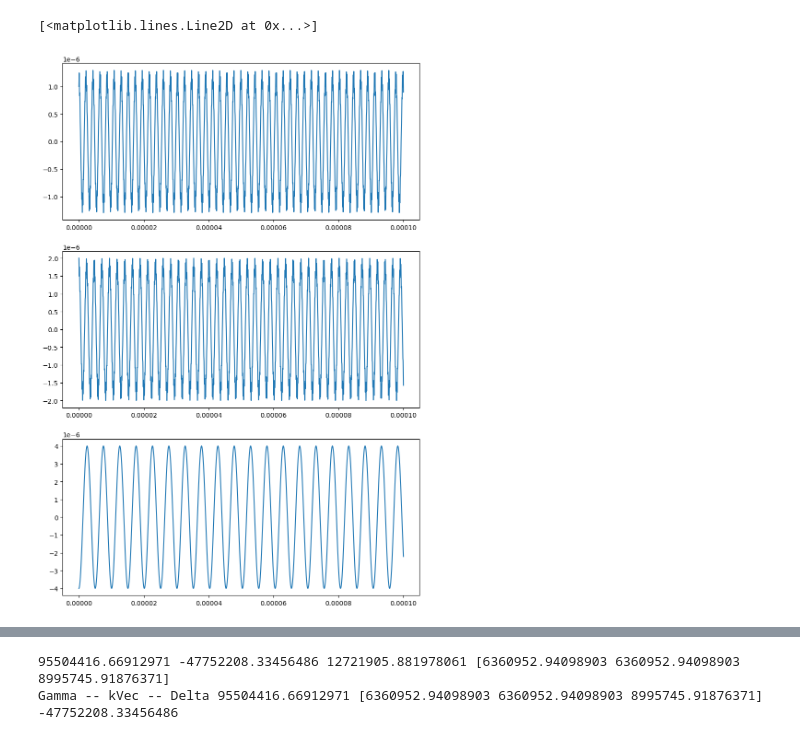
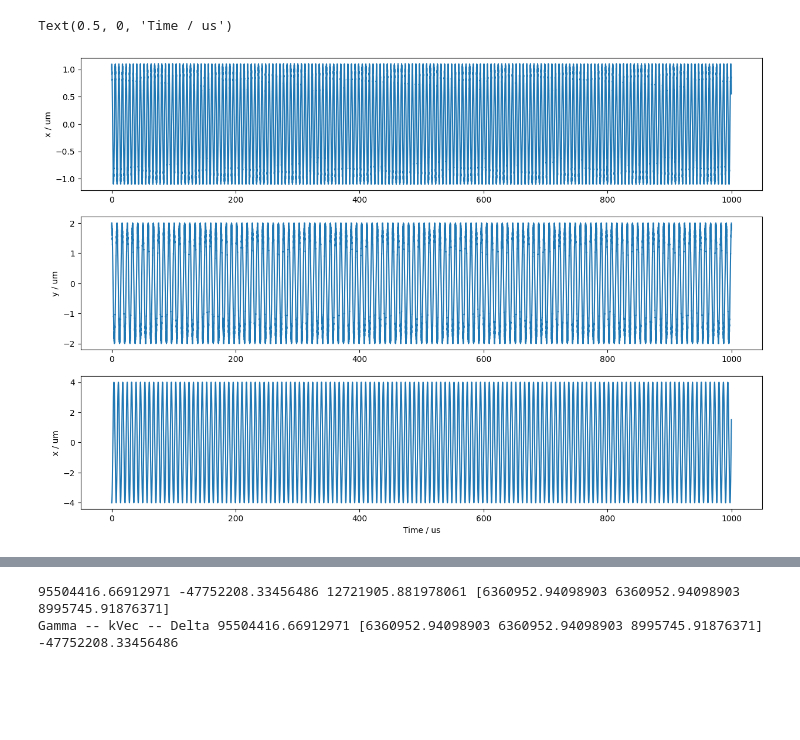
Before and after one commit to EmilLenler/PhD-Work, a Jupyter notebook: Two-Ion-Systems/Clean 2 Ion Code/2_ion_motion.ipynb, the cells around one changed output, grey strips where cells are left out. Cells and saved outputs as stored; diff of their text form; code cells hidden in the pictures; blank space fills up the shorter version.

```diff
--- a/Two-Ion-Systems/Clean 2 Ion Code/2_ion_motion.ipynb
+++ b/Two-Ion-Systems/Clean 2 Ion Code/2_ion_motion.ipynb
@@ -553,7 +553,7 @@ def kineticEnergy2Temperature(K,dimension):
 """
 Testing single ion equations of motion
 """
-trap_parameters = np.array([2*np.pi*5.2*1e6, 1287, 18,3/4*3.5*1e-3, 3/4*2.7*1e-3, 0.248])
+trap_parameters = np.array([2*np.pi*5.2*1e6, 500, 9,3/4*3.5*1e-3, 3/4*2.7*1e-3, 0.248])
 
 amu = 1.66*1e-27
 charge = 1.6*1e-19
@@ -563,13 +563,18 @@ chargeBa = 1 *charge
 
 rInit = np.array([1e-6,2e-6,-4e-6])
 vInit = np.array([0.0,0.0,0.0])
-solx,soly,solz,solts = SingleIonMotion(rInit,vInit,trap_parameters,massBa,chargeBa,0.1,1e-10,0,1e-4)
+solx,soly,solz,solts = SingleIonMotion(rInit,vInit,trap_parameters,massBa,chargeBa,0.1,1e-10,0,1e-3)
 # %%
-fig,ax = plt.subplots(3,1,figsize = (10,15))
+fig,ax = plt.subplots(3,1,figsize = (15,10))
 
-ax[0].plot(solts,solx)
-ax[1].plot(solts,soly)
-ax[2].plot(solts,solz)
+ax[0].plot(solts*1e6,solx*1e6)
+ax[1].plot(solts*1e6,soly*1e6)
+ax[2].plot(solts*1e6,solz*1e6)
+
+ax[0].set_ylabel('x / um')
+ax[1].set_ylabel('y / um')
+ax[2].set_ylabel('x / um')
+ax[2].set_xlabel('Time / us')
 # %% [output]
-[<matplotlib.lines.Line2D at 0x...>]
+Text(0.5, 0, 'Time / us')
-[figure, old version]
+[figure, new version]
```
Also changed, not shown: parts of 14 cells of this notebook, 23 other files.
